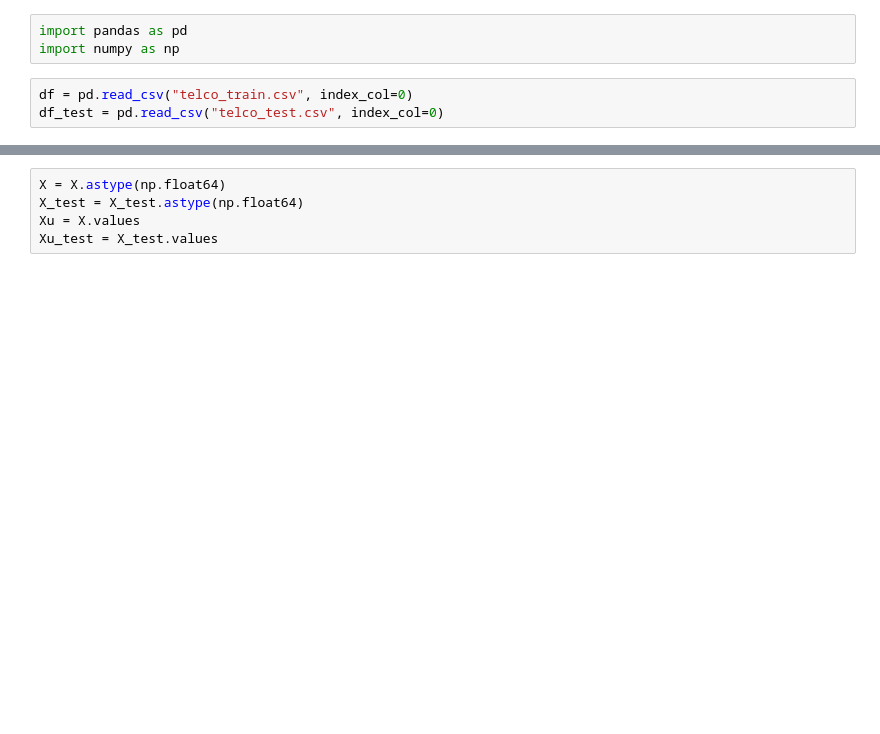
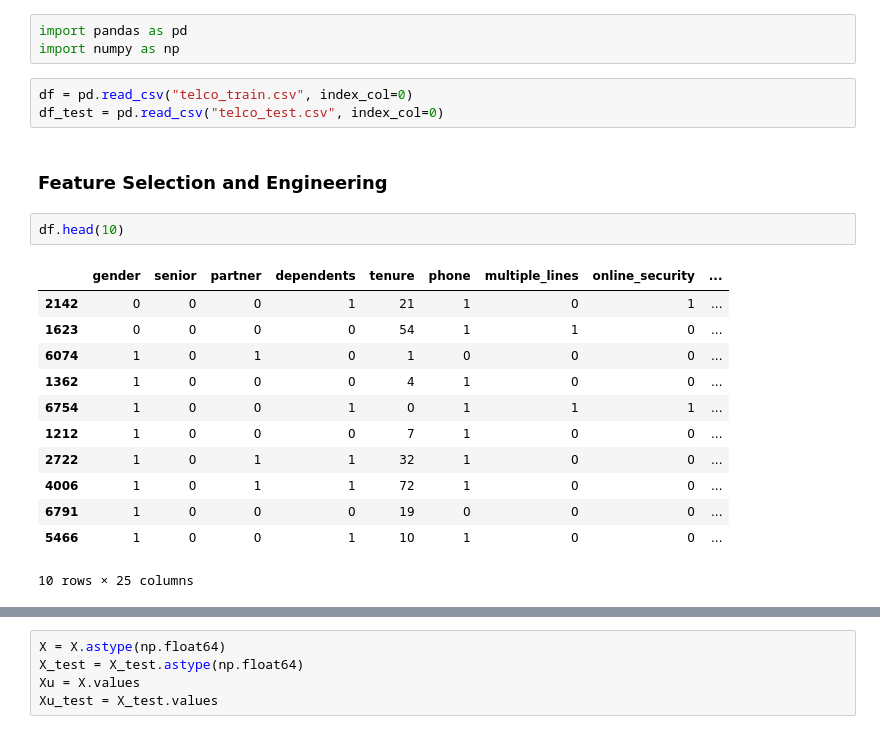
Before and after one commit to akshaysundar3/telco_prediction, a Jupyter notebook: testing_classifiers_update_AS.ipynb, the cells around one changed output, grey strips where cells are left out. Cells and saved outputs as stored; diff of their text form; blank space fills up the shorter version.

```diff
--- a/testing_classifiers_update_AS.ipynb
+++ b/testing_classifiers_update_AS.ipynb
@@ -12,3 +12,20 @@ import numpy as np
 # %%
 df = pd.read_csv("telco_train.csv", index_col=0)
 df_test = pd.read_csv("telco_test.csv", index_col=0)
+# %% [markdown]
+### Feature Selection and Engineering
+# %%
+df.head(10)
+# %% [output]
+|  | gender | senior | partner | dependents | tenure | phone | multiple_lines | online_security | ... |
+| 2142 | 0 | 0 | 0 | 1 | 21 | 1 | 0 | 1 | ... |
+| 1623 | 0 | 0 | 0 | 0 | 54 | 1 | 1 | 0 | ... |
+| 6074 | 1 | 0 | 1 | 0 | 1 | 0 | 0 | 0 | ... |
+| 1362 | 1 | 0 | 0 | 0 | 4 | 1 | 0 | 0 | ... |
+| 6754 | 1 | 0 | 0 | 1 | 0 | 1 | 1 | 1 | ... |
+| 1212 | 1 | 0 | 0 | 0 | 7 | 1 | 0 | 0 | ... |
+| 2722 | 1 | 0 | 1 | 1 | 32 | 1 | 0 | 0 | ... |
+| 4006 | 1 | 0 | 1 | 1 | 72 | 1 | 0 | 0 | ... |
+| 6791 | 1 | 0 | 0 | 0 | 19 | 0 | 0 | 0 | ... |
+| 5466 | 1 | 0 | 0 | 1 | 10 | 1 | 0 | 0 | ... |
+10 rows × 25 columns
```
Also changed, not shown: parts of 18 cells of this notebook, 2 other files.
